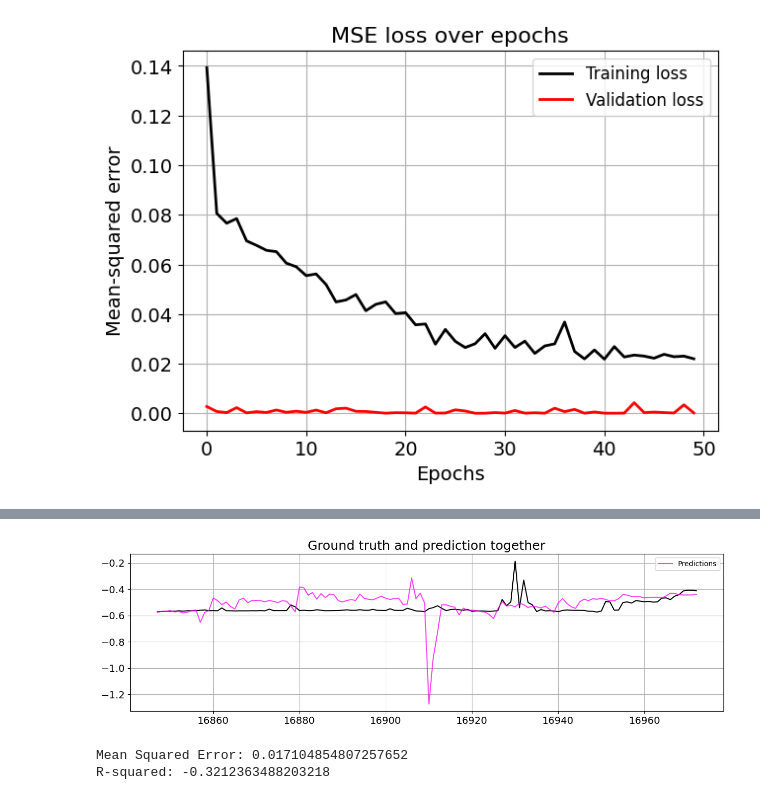
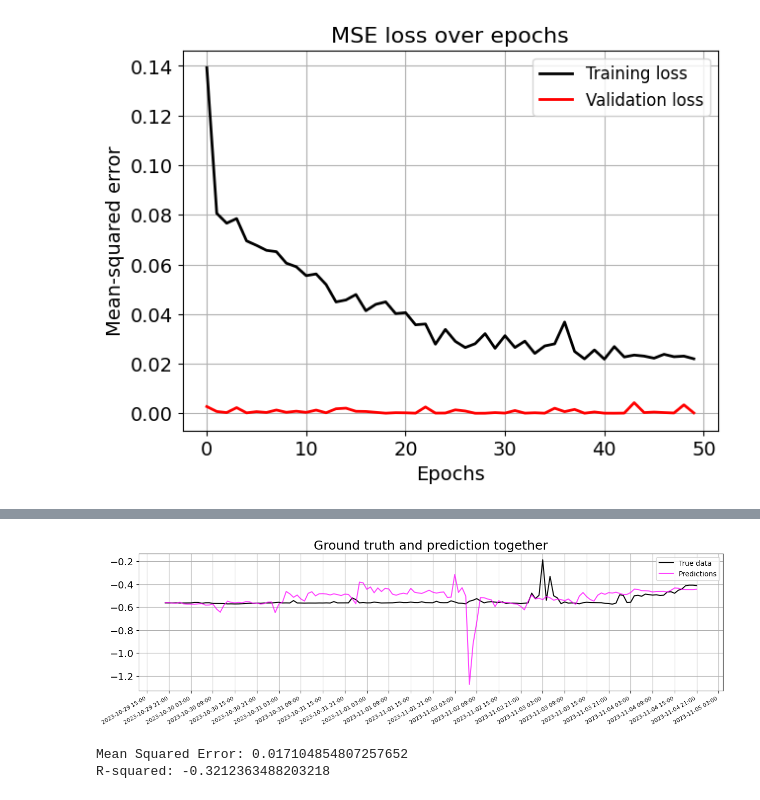
Before and after one commit to VPManninen/ADAML_Pien-Saimaa_A1, a Jupyter notebook: RNN_implementation.ipynb, the cells around one changed output, grey strips where cells are left out. Drawn from its saved outputs; the diff is of its cells as text; code cells hidden in the pictures.

```diff
--- a/RNN_implementation.ipynb
+++ b/RNN_implementation.ipynb
@@ -62,6 +62,17 @@ plt.show()
 print(data.shape)'''
 # %% [output]
 '\n# visualize the data\nplt.figure(figsize=(15,5))\nplt.gca().xaxis.set_major_formatter(mdates.DateFormatter(\'%Y-%m-%d\'))\nplt.gca().xaxis.set_major_locator(mdates.DayLocator(interval=50))\nplt.sub ...
+# %%
+# since the time information is not loaded correctly from the mat-file, generate datetime information manually
+# start datetime: 27-Nov-2021 17:00:00
+# end datetime: 05-Nov-2023 22:00:00
+
+import pandas as pd
+
+n_hours = 16998
+
+idx = pd.date_range("2021-11-27 17:00:00", periods=n_hours, freq="H")
+ts = pd.Series(range(len(idx)), index=idx)
 # %%
 # split the data into train and test partitions, use 94% first samples as test data and rest as train data
 Tp = 15977 # test samples
@@ -299,6 +311,7 @@ plt.show()
 # test the model
 validation_target = testY
 validation_predictions = []
+rnn_losses = []
 # use last value before test partition as the input parameter for the model
 last_x = valX[-1,:,:]
 
@@ -308,10 +321,20 @@ while len(validation_predictions) < len(validation_target):
   # predict
   p = RNN_model_best.predict(last_x.reshape(1,EMBEDDING_SIZE,3), verbose=1)[0,0]
   validation_predictions.append(p)
+  # use absolute error for comparing plot
+  loss = np.abs(p - testY[testInd])
+  rnn_losses.append(loss)
   # add the predicted chlorophyll value to the chlorophyll value with actual temperature and turbidity values
   last_x = np.roll(last_x, -1, axis=0)
   last_x[-1,0] = testX[testInd,-1,0]
   last_x[-1,1] = testX[testInd,-1,1]
   last_x[-1,2] = p
   testInd = testInd + 1
+
+# save losses to a list so those can be visualized with TNN and LSTM losses
+with open("RNN_losses.txt", "w") as fp:
+    for item in rnn_losses:
+        fp.write("%s\n" %item)
+
+    print("Writing done")
 # %% [output]
@@ -335,25 +358,27 @@ while len(validation_predictions) < len(validation_target):
 # %%
-# visualize the ground truth and the prediction together
+import matplotlib.dates as mdates
+# visualize the prediction against the ground truth
+plt.figure(figsize=(15,4))
+plt.title("Ground truth and prediction together",fontsize=18)
+plt.gca().xaxis.set_major_formatter(mdates.DateFormatter('%Y-%m-%d %H:%M'))
+plt.gca().xaxis.set_major_locator(mdates.HourLocator(interval=6))
 index = data.index.values
 train_index = index[:Tp]
 val_index = index[Tp:Tp+Tv]
 test_index = index[Tp+Tv:]
 
-plt.figure(figsize=(15,4))
-plt.title("Ground truth and prediction together",fontsize=18)
-
-plt.plot(test_index[:-EMBEDDING_SIZE], data_norm[test_index[:-EMBEDDING_SIZE],3],c='black')
-plt.plot(test_index[:-EMBEDDING_SIZE], validation_predictions, c='magenta',alpha=0.75, label="Predictions")
+plt.plot(ts.iloc[test_index[:-EMBEDDING_SIZE]].index, data_norm[test_index[:-EMBEDDING_SIZE],3],c='black', label="True data")
+plt.plot(ts.iloc[test_index[:-EMBEDDING_SIZE]].index, validation_predictions, c='magenta',alpha=0.75, label="Predictions")
 #plt.plot(test_index[:15], validation_predictions[:15], c='magenta',alpha=0.75, label="Predictions")
-
+plt.gcf().autofmt_xdate()
 plt.legend(fontsize=10)
 plt.grid(True)
-plt.xticks(fontsize=14)
+plt.xticks(fontsize=8)
 plt.yticks(fontsize=14)
 #plt.ylim([-1, 0.2])
 plt.show()
 # %% [output]
-[figure, old version]
+[figure, new version]
 # %%
 # Evaluate the model
 mse = mean_squared_error(validation_target, validation_predictions)
```
Also changed, not shown: parts of 6 cells of this notebook, 14 other files.
